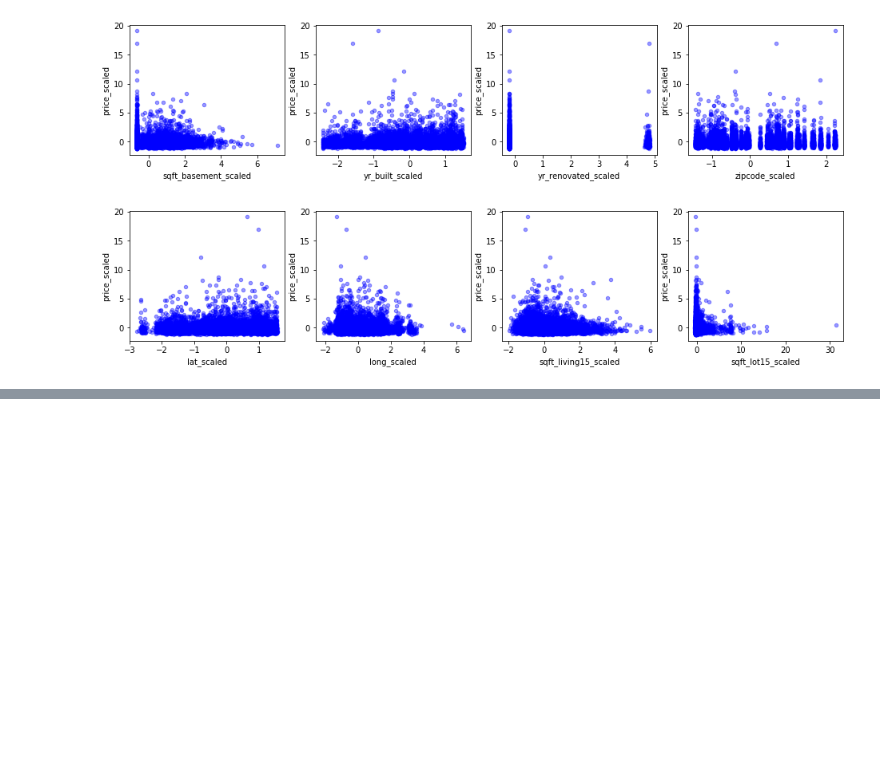
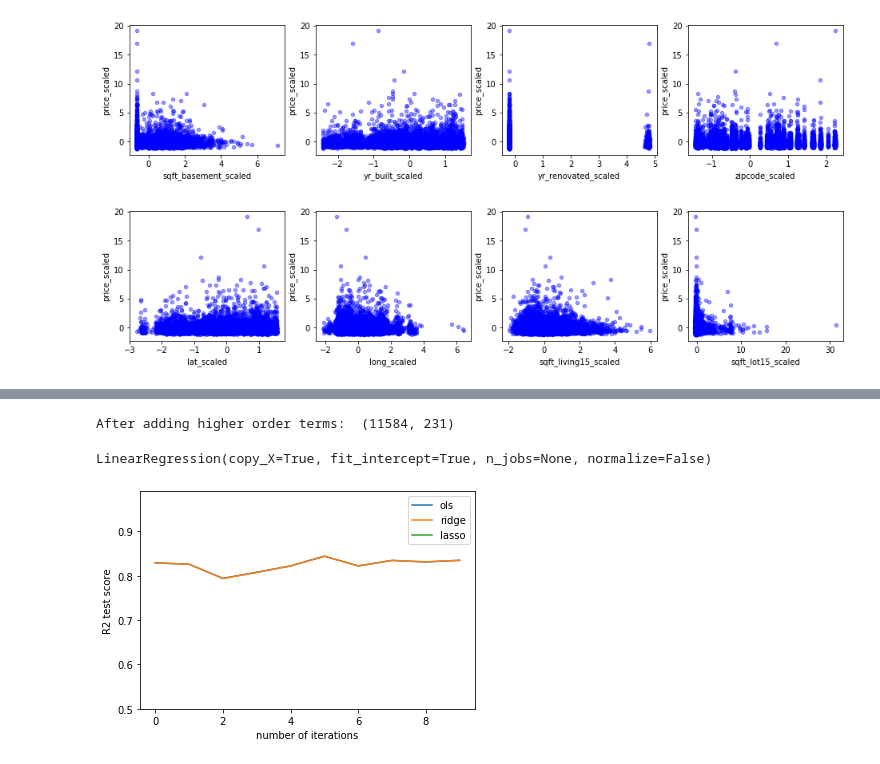
Before and after one commit to OsterMendel/nyc-mhtn-ds-021720, a Jupyter notebook: week_5/regression_lab/Bake-Off.ipynb, the cells around one changed output, grey strips where cells are left out. Cells and saved outputs as stored; diff of their text form; code cells hidden in the pictures; blank space fills up the shorter version.

Commit message:
tested model

```diff
--- a/week_5/regression_lab/Bake-Off.ipynb
+++ b/week_5/regression_lab/Bake-Off.ipynb
@@ -288,0 +317,15 @@ for xcol, ax in zip(list(scaled_features)[16:20], axes):
+# %%
+poly = PolynomialFeatures(degree=2,interaction_only= False )
+Xp = poly.fit_transform(scaled_features)
+
+print('After adding higher order terms: ', Xp.shape)
+# %% [output]
+After adding higher order terms:  (11584, 231)
+# %%
+lr3 = LinearRegression()
+lr3.fit(Xp, scaled_control)
+# %% [output]
+LinearRegression(copy_X=True, fit_intercept=True, n_jobs=None, normalize=False)
+# %%
+X =scaled_features
+y=scaled_control
@@ -288,0 +428,6 @@ for xcol, ax in zip(list(scaled_features)[16:20], axes):
+# %%
+trained_models = model_experiment(num_iter=10, alpha = 5,
+                                   models = ['ols', 'ridge', 'lasso'],
+                                   complexity= 'polynomial', degree = 2)
+# %% [output]
+[figure, added]
```
Also changed, not shown: parts of 12 cells of this notebook.
